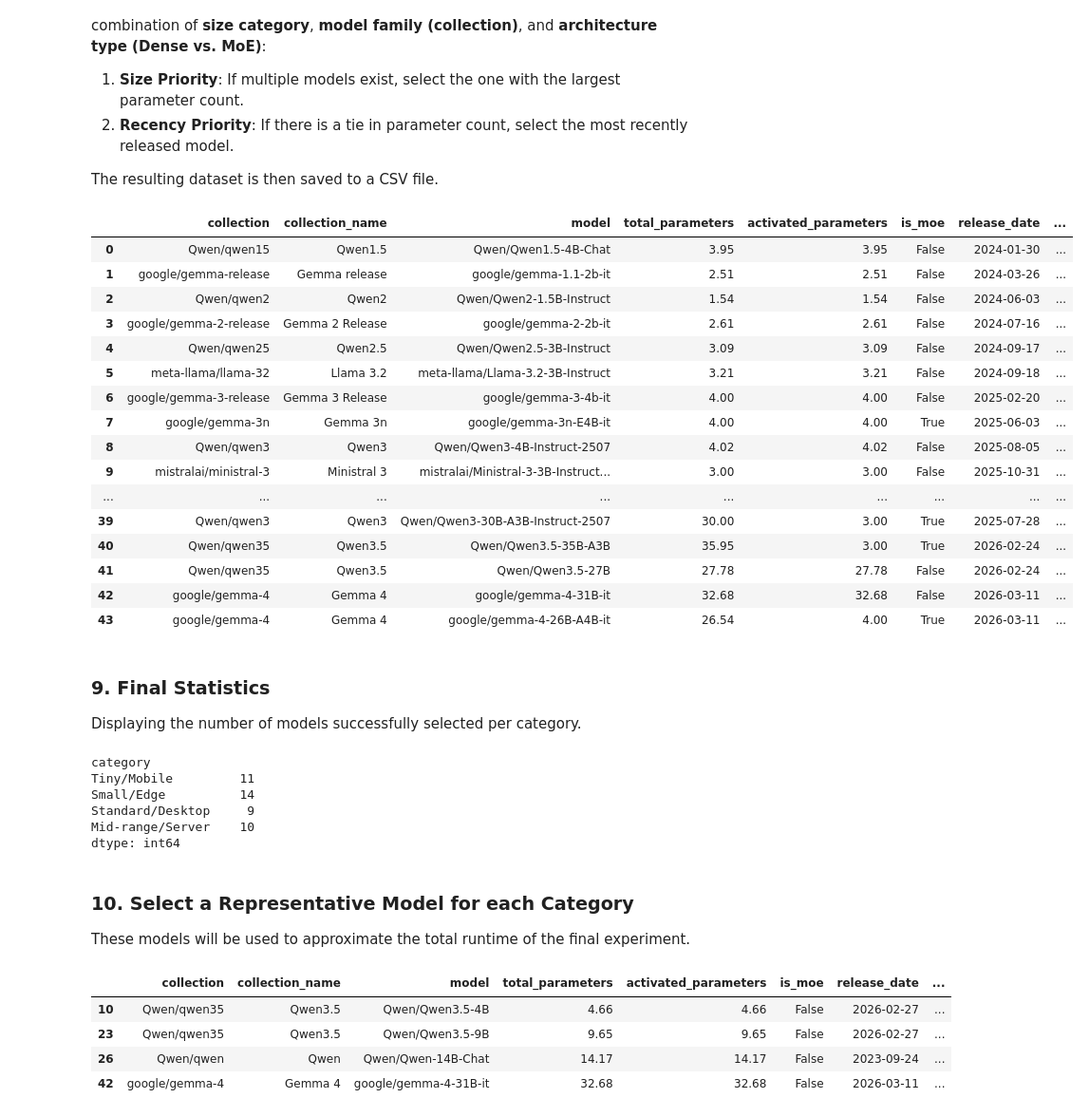
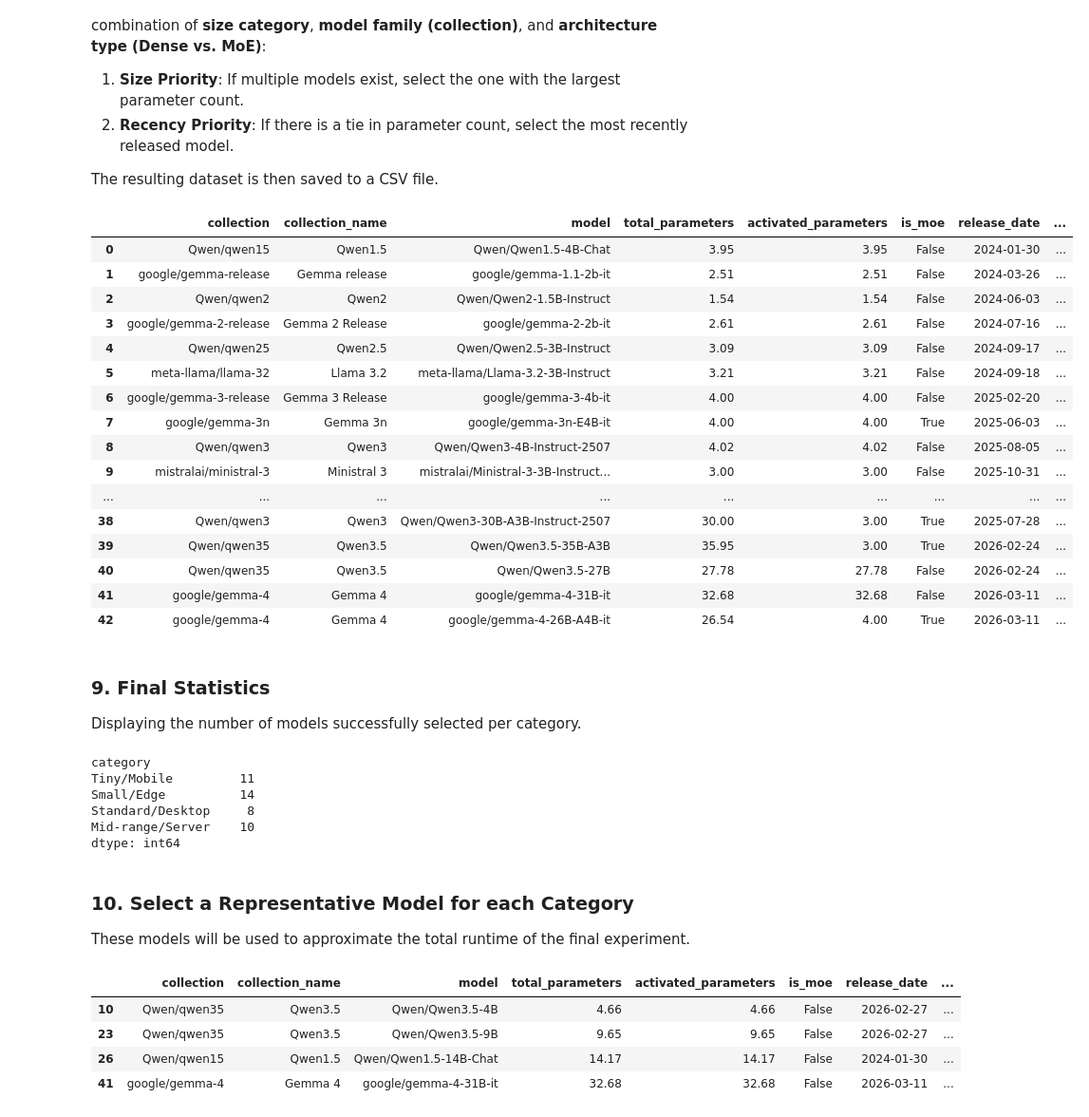
Before and after one commit to diogogmatos/eco-evolution-of-llms, a Jupyter notebook: model-selection/model-selection.ipynb, the cells around one changed output. Shown at 95% size. Drawn from its saved outputs; the diff is of its cells as text; code cells hidden in the pictures.

```diff
--- a/model-selection/model-selection.ipynb
+++ b/model-selection/model-selection.ipynb
@@ -87,7 +87,9 @@ IGNORE_WORDS = {
 # Specific models to ignore by exact model ID
 IGNORE_MODELS = {
     "meta-llama/Llama-2-7b-hf",
-    "meta-llama/Llama-2-13b-hf"
+    "meta-llama/Llama-2-13b-hf",
+    "Qwen/Qwen-14B-Chat",
+    "Qwen/Qwen-14B"
 }
 
 # Specific models to explicitly identify as MoE
@@ -438,39 +440,39 @@ df["total_parameters"] = pd.to_numeric(df["total_parameters"], errors="coerce")
 df["activated_parameters"] = pd.to_numeric(df["activated_parameters"], errors="coerce")
 df["release_date"] = pd.to_datetime(df["release_date"], errors="coerce")
 
 filtered_df = (
     df.sort_values(
         by=["category", "collection", "total_parameters", "release_date"],
         ascending=[True, True, False, False],
     )
     .drop_duplicates(subset=["category", "collection", "is_moe"], keep="first")
     .copy()
 )
 
 filtered_df.sort_values(by=["category", "release_date"], ascending=[True, True], inplace=True)
 filtered_df.reset_index(drop=True, inplace=True)
 
-filtered_df.to_csv('selected-models.csv', index=False)
+filtered_df.to_csv('selected_models.csv', index=False)
 
 filtered_df
 # %% [output]
 |  | collection | collection_name | model | total_parameters | activated_parameters | is_moe | release_date | ... |
 | 0 | Qwen/qwen15 | Qwen1.5 | Qwen/Qwen1.5-4B-Chat | 3.95 | 3.95 | False | 2024-01-30 | ... |
 | 1 | google/gemma-release | Gemma release | google/gemma-1.1-2b-it | 2.51 | 2.51 | False | 2024-03-26 | ... |
 | 2 | Qwen/qwen2 | Qwen2 | Qwen/Qwen2-1.5B-Instruct | 1.54 | 1.54 | False | 2024-06-03 | ... |
 | 3 | google/gemma-2-release | Gemma 2 Release | google/gemma-2-2b-it | 2.61 | 2.61 | False | 2024-07-16 | ... |
 | 4 | Qwen/qwen25 | Qwen2.5 | Qwen/Qwen2.5-3B-Instruct | 3.09 | 3.09 | False | 2024-09-17 | ... |
 | 5 | meta-llama/llama-32 | Llama 3.2 | meta-llama/Llama-3.2-3B-Instruct | 3.21 | 3.21 | False | 2024-09-18 | ... |
 | 6 | google/gemma-3-release | Gemma 3 Release | google/gemma-3-4b-it | 4.00 | 4.00 | False | 2025-02-20 | ... |
 | 7 | google/gemma-3n | Gemma 3n | google/gemma-3n-E4B-it | 4.00 | 4.00 | True | 2025-06-03 | ... |
 | 8 | Qwen/qwen3 | Qwen3 | Qwen/Qwen3-4B-Instruct-2507 | 4.02 | 4.02 | False | 2025-08-05 | ... |
 | 9 | mistralai/ministral-3 | Ministral 3 | mistralai/Ministral-3-3B-Instruct... | 3.00 | 3.00 | False | 2025-10-31 | ... |
 | ... | ... | ... | ... | ... | ... | ... | ... | ... |
-| 39 | Qwen/qwen3 | Qwen3 | Qwen/Qwen3-30B-A3B-Instruct-2507 | 30.00 | 3.00 | True | 2025-07-28 | ... |
-| 40 | Qwen/qwen35 | Qwen3.5 | Qwen/Qwen3.5-35B-A3B | 35.95 | 3.00 | True | 2026-02-24 | ... |
-| 41 | Qwen/qwen35 | Qwen3.5 | Qwen/Qwen3.5-27B | 27.78 | 27.78 | False | 2026-02-24 | ... |
-| 42 | google/gemma-4 | Gemma 4 | google/gemma-4-31B-it | 32.68 | 32.68 | False | 2026-03-11 | ... |
-| 43 | google/gemma-4 | Gemma 4 | google/gemma-4-26B-A4B-it | 26.54 | 4.00 | True | 2026-03-11 | ... |
+| 38 | Qwen/qwen3 | Qwen3 | Qwen/Qwen3-30B-A3B-Instruct-2507 | 30.00 | 3.00 | True | 2025-07-28 | ... |
+| 39 | Qwen/qwen35 | Qwen3.5 | Qwen/Qwen3.5-35B-A3B | 35.95 | 3.00 | True | 2026-02-24 | ... |
+| 40 | Qwen/qwen35 | Qwen3.5 | Qwen/Qwen3.5-27B | 27.78 | 27.78 | False | 2026-02-24 | ... |
+| 41 | google/gemma-4 | Gemma 4 | google/gemma-4-31B-it | 32.68 | 32.68 | False | 2026-03-11 | ... |
+| 42 | google/gemma-4 | Gemma 4 | google/gemma-4-26B-A4B-it | 26.54 | 4.00 | True | 2026-03-11 | ... |
 # %% [markdown]
 ### 9. Final Statistics
 Displaying the number of models successfully selected per category.
@@ -482,7 +484,7 @@ filtered_df.groupby("category").size().reindex(
 category
 Tiny/Mobile         11
 Small/Edge          14
-Standard/Desktop     9
+Standard/Desktop     8
 Mid-range/Server    10
 dtype: int64
 # %% [markdown]
@@ -492,10 +494,11 @@ These models will be used to approximate the total runtime of the final experime
 representative_models = filtered_df[~filtered_df['is_moe']].loc[
     filtered_df[~filtered_df['is_moe']].groupby('category')['total_parameters'].idxmax()
 ]
+representative_models.to_csv('representative_models.csv', index=False)
 representative_models
 # %% [output]
 |  | collection | collection_name | model | total_parameters | activated_parameters | is_moe | release_date | ... |
 | 10 | Qwen/qwen35 | Qwen3.5 | Qwen/Qwen3.5-4B | 4.66 | 4.66 | False | 2026-02-27 | ... |
 | 23 | Qwen/qwen35 | Qwen3.5 | Qwen/Qwen3.5-9B | 9.65 | 9.65 | False | 2026-02-27 | ... |
-| 26 | Qwen/qwen | Qwen | Qwen/Qwen-14B-Chat | 14.17 | 14.17 | False | 2023-09-24 | ... |
-| 42 | google/gemma-4 | Gemma 4 | google/gemma-4-31B-it | 32.68 | 32.68 | False | 2026-03-11 | ... |
+| 26 | Qwen/qwen15 | Qwen1.5 | Qwen/Qwen1.5-14B-Chat | 14.17 | 14.17 | False | 2024-01-30 | ... |
+| 41 | google/gemma-4 | Gemma 4 | google/gemma-4-31B-it | 32.68 | 32.68 | False | 2026-03-11 | ... |
```
Also changed, not shown: parts of 3 cells of this notebook, 9 other files.
